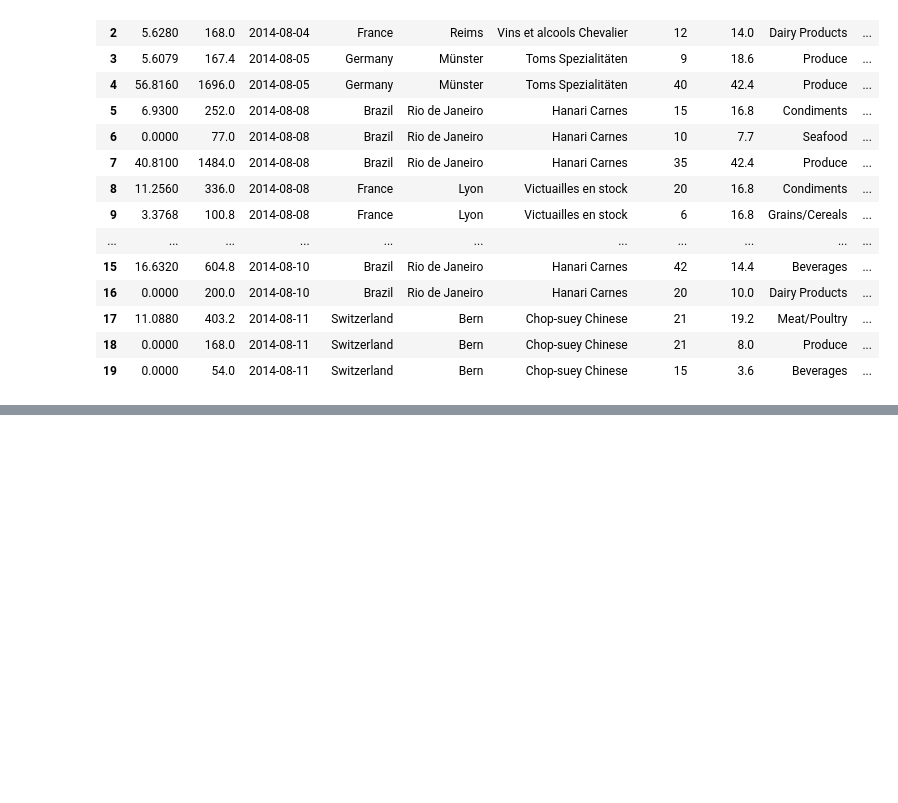
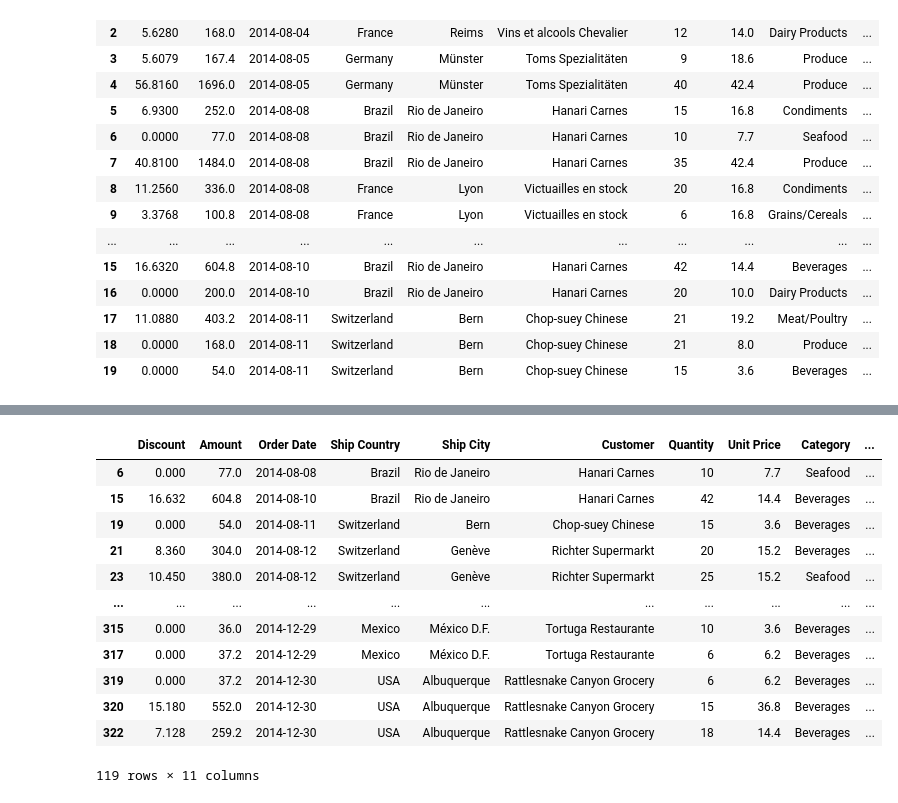
Before and after one commit to JaviDoria/Pytho-Data-Science, a Jupyter notebook: Práctica día 5.ipynb, the cells around one changed output, grey strips where cells are left out. Drawn from its saved outputs; the diff is of its cells as text; code cells hidden in the pictures; blank space fills up the shorter version.

```diff
--- a/Práctica día 5.ipynb
+++ b/Práctica día 5.ipynb
@@ -193,9 +192,10 @@ semestre
 * Mediante un bucle for recorrer todos los registros del semestre y modificar el campo discount,
 * calcularemos un 2.75% sobre amount si el amount es > de 250 y no tenga descuento por ser de francia o alemania.
 # %%
-filas2 = len(semestre)
+#Version corregida por GPT
+filas = len(semestre)
 
-for i in range(filas2):
+for i in range(filas):
     amount = semestre.iloc[i]["Amount"]
     discount = semestre.iloc[i]["Discount"]
 
@@ -266,0 +379,18 @@ semestre.head(20)
+# %%
+practica = (semestre["Category"] == "Seafood") | (semestre["Category"] == "Beverages")
+df_practica = semestre[practica]
+df_practica
+# %% [output]
+|  | Discount | Amount | Order Date | Ship Country | Ship City | Customer | Quantity | Unit Price | Category | ... |
+| 6 | 0.000 | 77.0 | 2014-08-08 | Brazil | Rio de Janeiro | Hanari Carnes | 10 | 7.7 | Seafood | ... |
+| 15 | 16.632 | 604.8 | 2014-08-10 | Brazil | Rio de Janeiro | Hanari Carnes | 42 | 14.4 | Beverages | ... |
+| 19 | 0.000 | 54.0 | 2014-08-11 | Switzerland | Bern | Chop-suey Chinese | 15 | 3.6 | Beverages | ... |
+| 21 | 8.360 | 304.0 | 2014-08-12 | Switzerland | Genève | Richter Supermarkt | 20 | 15.2 | Beverages | ... |
+| 23 | 10.450 | 380.0 | 2014-08-12 | Switzerland | Genève | Richter Supermarkt | 25 | 15.2 | Seafood | ... |
+| ... | ... | ... | ... | ... | ... | ... | ... | ... | ... | ... |
+| 315 | 0.000 | 36.0 | 2014-12-29 | Mexico | México D.F. | Tortuga Restaurante | 10 | 3.6 | Beverages | ... |
+| 317 | 0.000 | 37.2 | 2014-12-29 | Mexico | México D.F. | Tortuga Restaurante | 6 | 6.2 | Beverages | ... |
+| 319 | 0.000 | 37.2 | 2014-12-30 | USA | Albuquerque | Rattlesnake Canyon Grocery | 6 | 6.2 | Beverages | ... |
+| 320 | 15.180 | 552.0 | 2014-12-30 | USA | Albuquerque | Rattlesnake Canyon Grocery | 15 | 36.8 | Beverages | ... |
+| 322 | 7.128 | 259.2 | 2014-12-30 | USA | Albuquerque | Rattlesnake Canyon Grocery | 18 | 14.4 | Beverages | ... |
+119 rows × 11 columns
```
Also changed, not shown: parts of 18 cells of this notebook, 1 other file.
